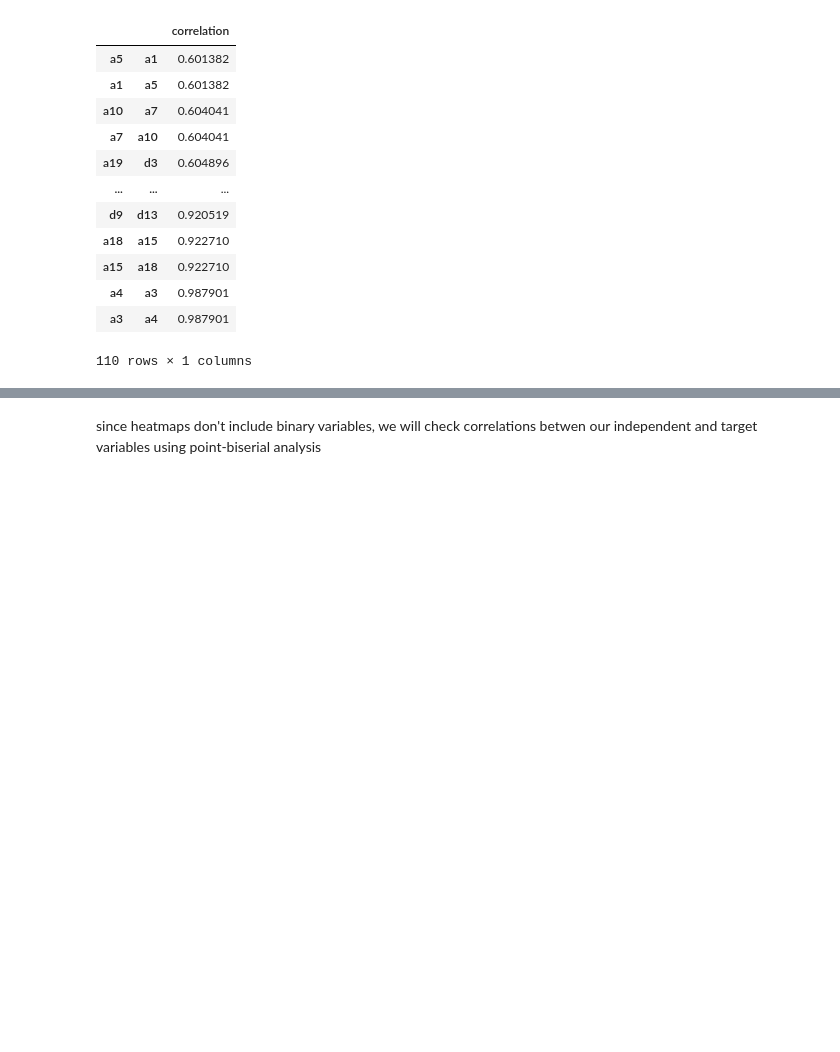
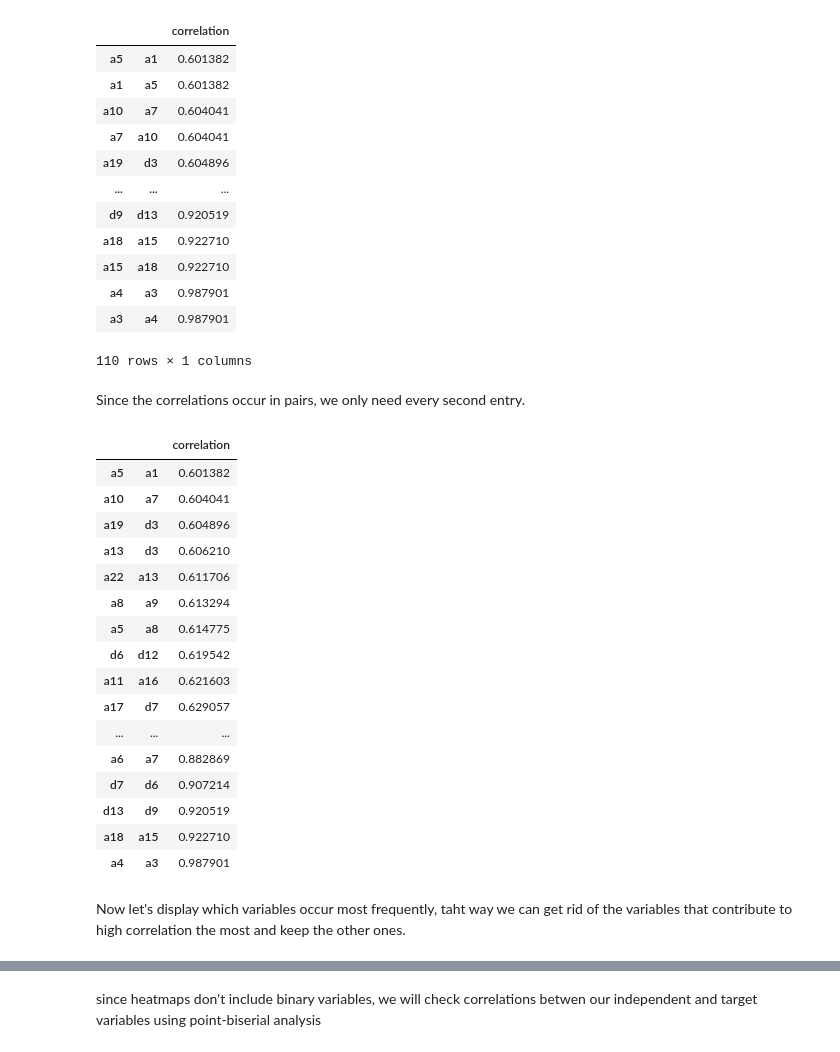
Before and after one commit to lewszykkonrad/masters_projects, a Jupyter notebook: machine_learning/unknown_variables/Final_Project_Konrad_Lewszyk.ipynb, the cells around one changed output, grey strips where cells are left out. Cells and saved outputs as stored; diff of their text form; code cells hidden in the pictures; blank space fills up the shorter version.

```diff
--- a/machine_learning/unknown_variables/Final_Project_Konrad_Lewszyk.ipynb
+++ b/machine_learning/unknown_variables/Final_Project_Konrad_Lewszyk.ipynb
@@ -258,7 +279,8 @@ sorted_correlations = unstacked.sort_values()
 
 
 correlation_dataframe = pd.DataFrame(sorted_correlations, columns= ["correlation"])
-correlation_dataframe[(correlation_dataframe.correlation > 0.6) & (correlation_dataframe.correlation < 1)]
+most_correlated = correlation_dataframe[(correlation_dataframe.correlation > 0.6) & (correlation_dataframe.correlation < 1)]
+most_correlated
 # %% [output]
 |  |  | correlation |
 | a5 | a1 | 0.601382 |
@@ -273,3 +295,28 @@ correlation_dataframe[(correlation_dataframe.correlation > 0.6) & (correlation_d
 | a4 | a3 | 0.987901 |
 | a3 | a4 | 0.987901 |
 110 rows × 1 columns
+# %% [markdown]
+Since the correlations occur in pairs, we only need every second entry.
+# %%
+most_correlated = most_correlated[::2]
+most_correlated
+# %% [output]
+|  |  | correlation |
+| a5 | a1 | 0.601382 |
+| a10 | a7 | 0.604041 |
+| a19 | d3 | 0.604896 |
+| a13 | d3 | 0.606210 |
+| a22 | a13 | 0.611706 |
+| a8 | a9 | 0.613294 |
+| a5 | a8 | 0.614775 |
+| d6 | d12 | 0.619542 |
+| a11 | a16 | 0.621603 |
+| a17 | d7 | 0.629057 |
+| ... | ... | ... |
+| a6 | a7 | 0.882869 |
+| d7 | d6 | 0.907214 |
+| d13 | d9 | 0.920519 |
+| a18 | a15 | 0.922710 |
+| a4 | a3 | 0.987901 |
+# %% [markdown]
+Now let's display which variables occur most frequently, taht way we can get rid of the variables that contribute to high correlation the most and keep the other ones.
```
Also changed, not shown: parts of 9 cells of this notebook.
